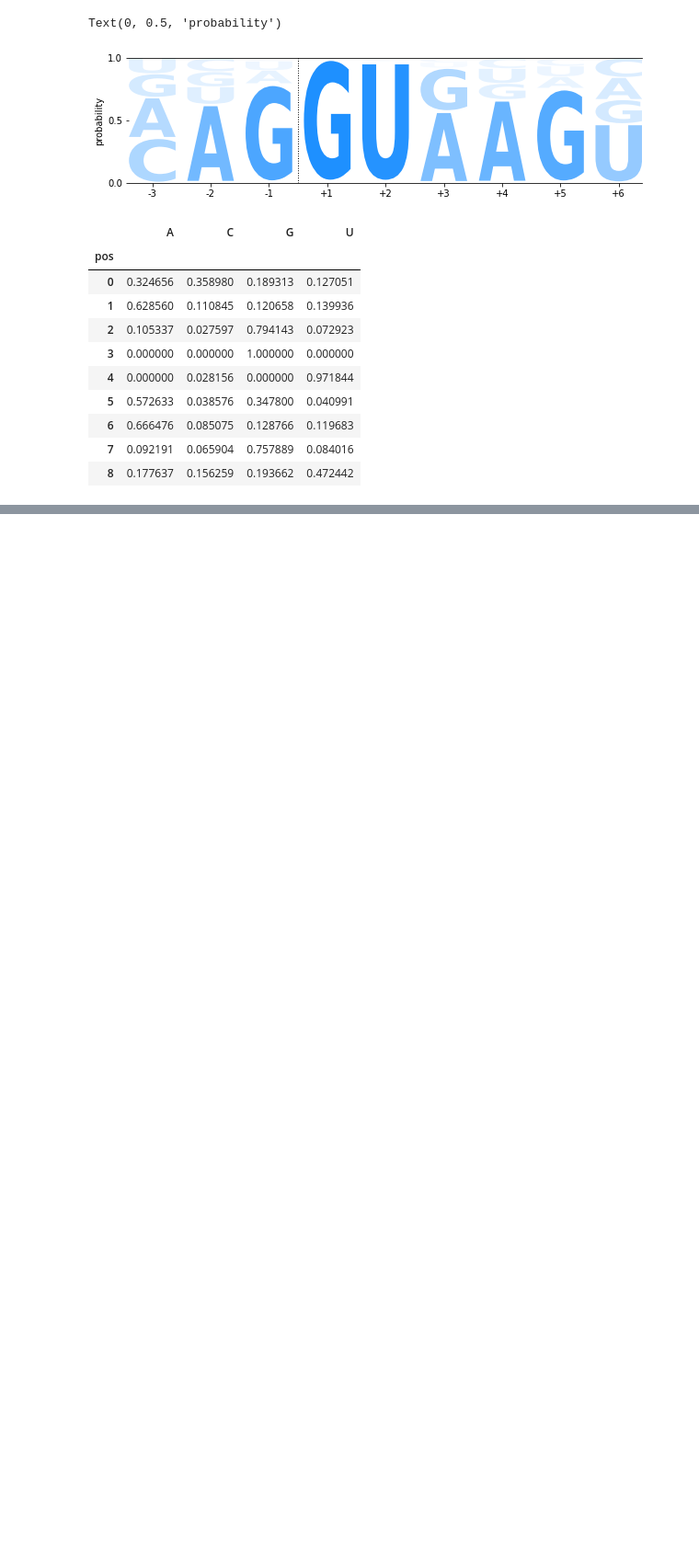
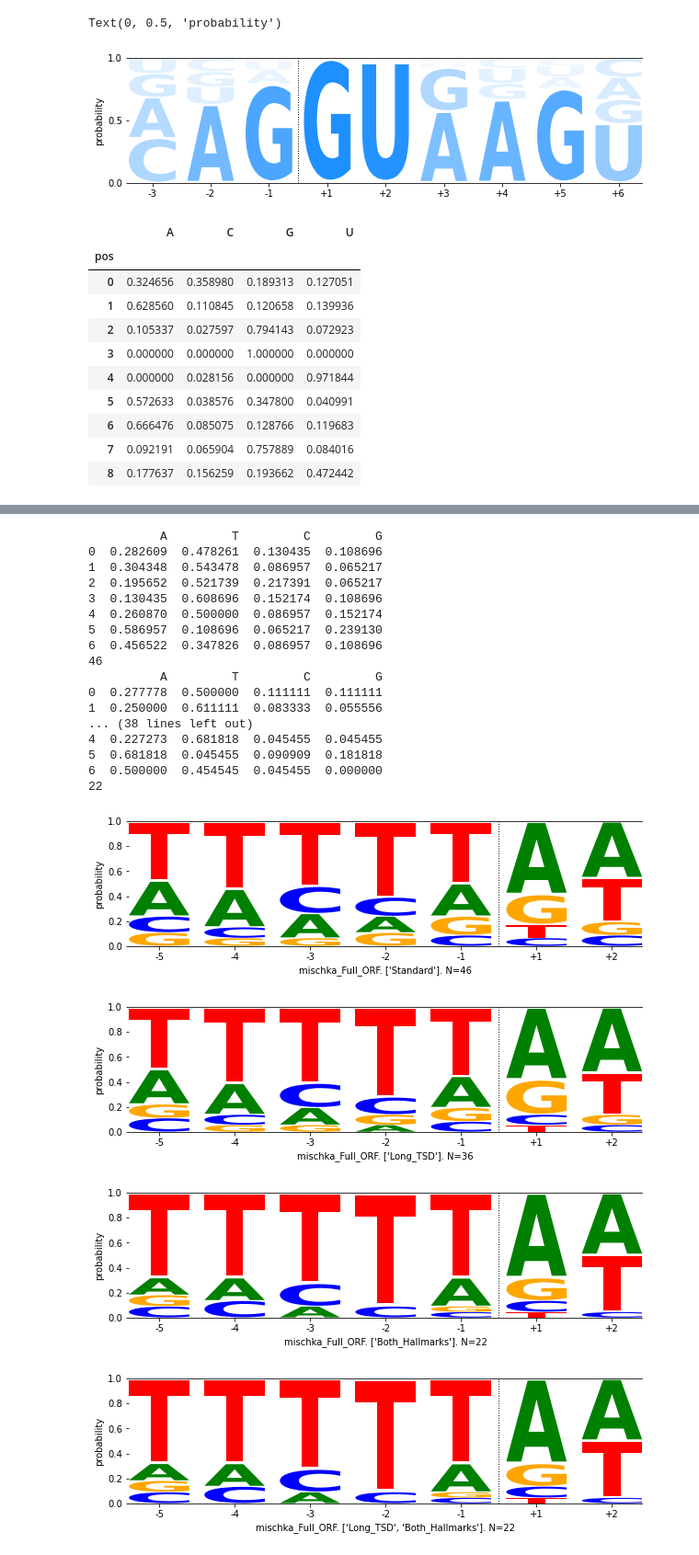
Before and after one commit to mblacksmith1996/Hallmark_Detection_Python_Scripts, a Jupyter notebook: Investigate_Endonuclease_Cut_Sites.ipynb, the cells around one changed output, grey strips where cells are left out. Shown at 92% size. Drawn from its saved outputs; the diff is of its cells as text; code cells hidden in the pictures; blank space fills up the shorter version.

```diff
--- a/Investigate_Endonuclease_Cut_Sites.ipynb
+++ b/Investigate_Endonuclease_Cut_Sites.ipynb
@@ -181,0 +252,31 @@ Text(0, 0.5, 'probability')
+# %%
+sample = 'mischka_Full_ORF'
+import_file = "/home/blacksmi/links/kidd-lab/matt-projects/Stuff_For_Anthony/Identify_Hallmarks_From_Retrogenes/Full_ORF_Loci/mischka_Retrogene_Output_dist_70.txt"
+generate_logoplot(import_file,sample)
+generate_logoplot(import_file,sample,["Long_TSD"])
+generate_logoplot(import_file,sample,["Both_Hallmarks"])
+generate_logoplot(import_file,sample,["Long_TSD","Both_Hallmarks"])
+generate_logoplot(import_file,sample,["Agree"])
+generate_logoplot(import_file,sample,["Agree","Long_TSD"])
+# %% [output]
+          A         T         C         G
+0  0.282609  0.478261  0.130435  0.108696
+1  0.304348  0.543478  0.086957  0.065217
+2  0.195652  0.521739  0.217391  0.065217
+3  0.130435  0.608696  0.152174  0.108696
+4  0.260870  0.500000  0.086957  0.152174
+5  0.586957  0.108696  0.065217  0.239130
+6  0.456522  0.347826  0.086957  0.108696
+46
+          A         T         C         G
+0  0.277778  0.500000  0.111111  0.111111
+1  0.250000  0.611111  0.083333  0.055556
+... (38 lines left out)
+4  0.227273  0.681818  0.045455  0.045455
+5  0.681818  0.045455  0.090909  0.181818
+6  0.500000  0.454545  0.045455  0.000000
+22
+[figure, added]
+[figure, added]
+[figure, added]
+[figure, added]
```
Also changed, not shown: parts of 4 cells of this notebook.
